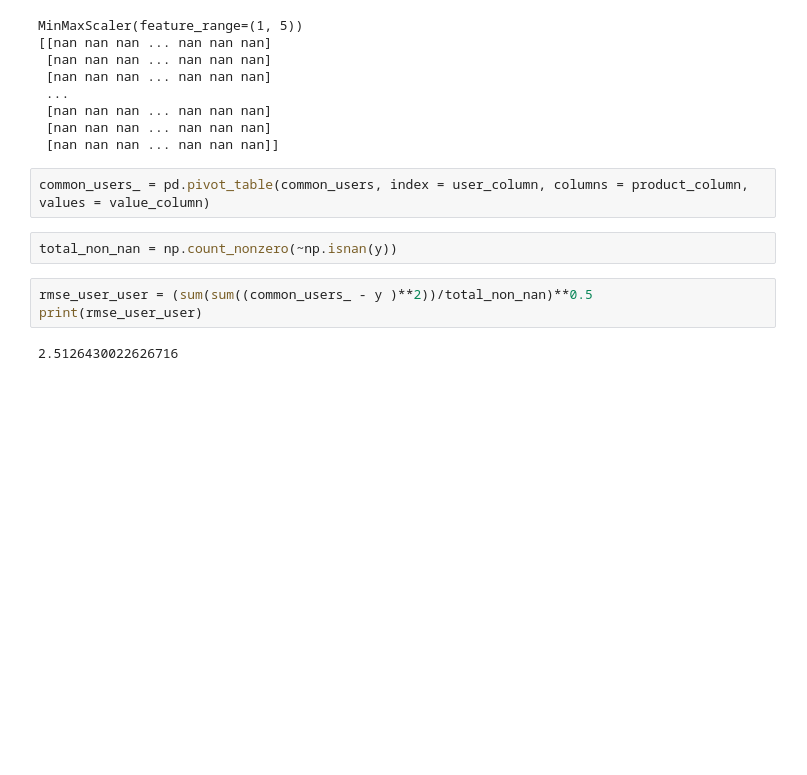
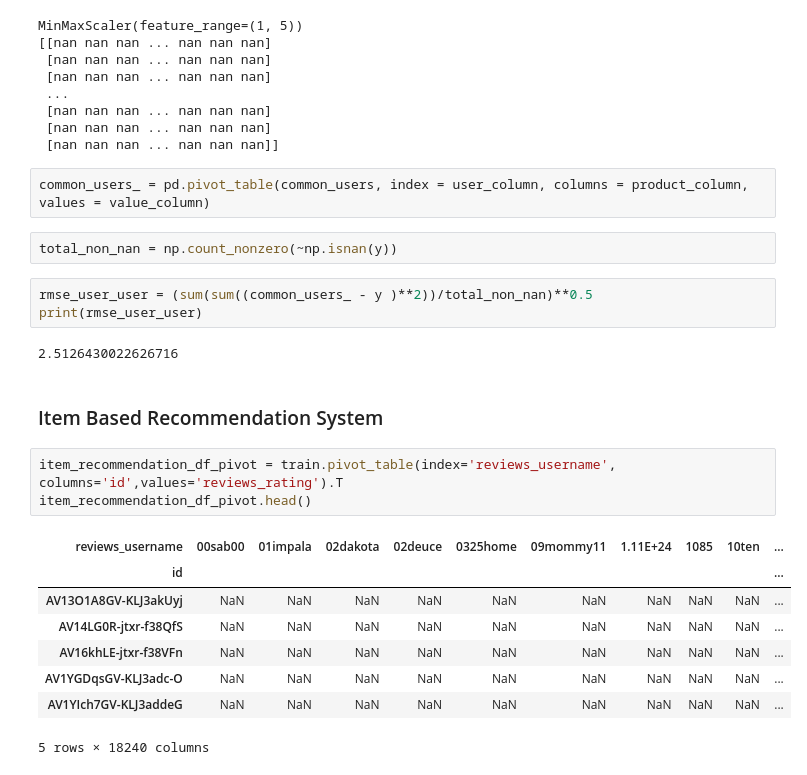
Before and after one commit to Aswani-ReddyKV/Capstone_Sentiment_Recommendation, a Jupyter notebook: Aswani_Reddy_Sentiment_Recommendation.ipynb, the cells around one changed output. Saved outputs shown, nothing was run; the diff lists cells and outputs as text; blank space fills up the shorter version.

```diff
--- a/Aswani_Reddy_Sentiment_Recommendation.ipynb
+++ b/Aswani_Reddy_Sentiment_Recommendation.ipynb
@@ -1319,3 +1301,17 @@ rmse_user_user = (sum(sum((common_users_ - y )**2))/total_non_nan)**0.5
 print(rmse_user_user)
 # %% [output]
 2.5126430022626716
+# %% [markdown]
+### Item Based Recommendation System ###
+# %%
+item_recommendation_df_pivot = train.pivot_table(index='reviews_username', columns='id',values='reviews_rating').T
+item_recommendation_df_pivot.head()
+# %% [output]
+| reviews_username | 00sab00 | 01impala | 02dakota | 02deuce | 0325home | 09mommy11 | 1.11E+24 | 1085 | 10ten | ... |
+| id |  |  |  |  |  |  |  |  |  | ... |
+| AV13O1A8GV-KLJ3akUyj | NaN | NaN | NaN | NaN | NaN | NaN | NaN | NaN | NaN | ... |
+| AV14LG0R-jtxr-f38QfS | NaN | NaN | NaN | NaN | NaN | NaN | NaN | NaN | NaN | ... |
+| AV16khLE-jtxr-f38VFn | NaN | NaN | NaN | NaN | NaN | NaN | NaN | NaN | NaN | ... |
+| AV1YGDqsGV-KLJ3adc-O | NaN | NaN | NaN | NaN | NaN | NaN | NaN | NaN | NaN | ... |
+| AV1YIch7GV-KLJ3addeG | NaN | NaN | NaN | NaN | NaN | NaN | NaN | NaN | NaN | ... |
+5 rows × 18240 columns
```
Also changed, not shown: parts of 59 cells of this notebook.
